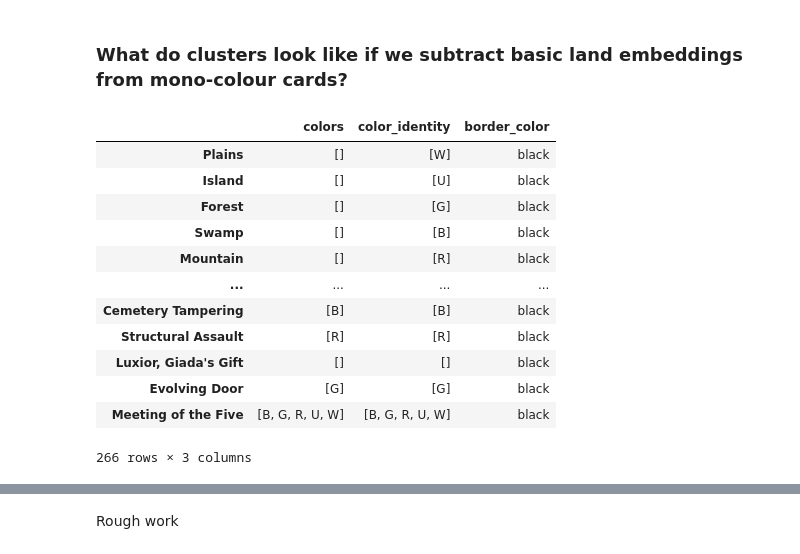
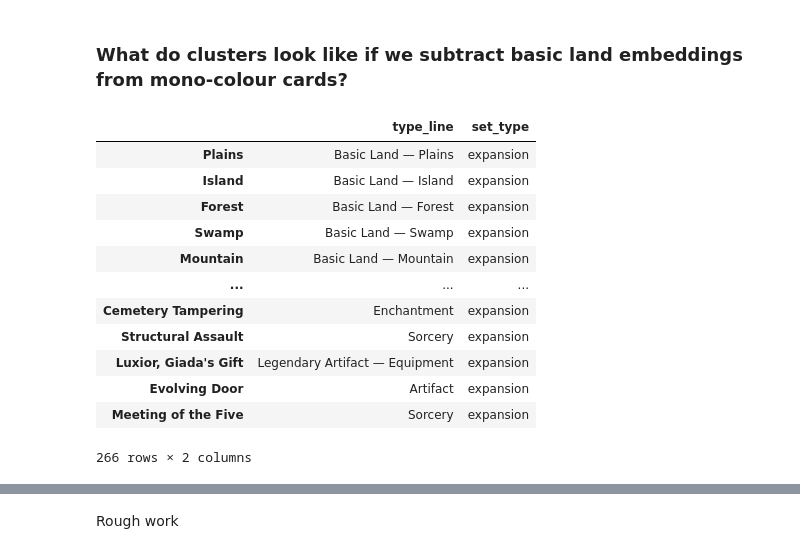
Before and after one commit to afreefaw/MTG-card2vec, a Jupyter notebook: clustering.ipynb, the cells around one changed output, grey strips where cells are left out. Cells and saved outputs as stored; diff of their text form; code cells hidden in the pictures.

```diff
--- a/clustering.ipynb
+++ b/clustering.ipynb
@@ -63,19 +63,19 @@ alt.Chart(data=cards_df).mark_point().encode(
 # %% [markdown]
 ### What do clusters look like if we subtract basic land embeddings from mono-colour cards?
 # %%
-cards_df.filter(regex=("color"))
+cards_df.filter(regex=("type"))
 # %% [output]
-|  | colors | color_identity | border_color |
-| Plains | [] | [W] | black |
-| Island | [] | [U] | black |
-| Forest | [] | [G] | black |
-| Swamp | [] | [B] | black |
-| Mountain | [] | [R] | black |
-| ... | ... | ... | ... |
-| Cemetery Tampering | [B] | [B] | black |
-| Structural Assault | [R] | [R] | black |
-| Luxior, Giada's Gift | [] | [] | black |
-| Evolving Door | [G] | [G] | black |
-| Meeting of the Five | [B, G, R, U, W] | [B, G, R, U, W] | black |
+|  | type_line | set_type |
+| Plains | Basic Land — Plains | expansion |
+| Island | Basic Land — Island | expansion |
+| Forest | Basic Land — Forest | expansion |
+| Swamp | Basic Land — Swamp | expansion |
+| Mountain | Basic Land — Mountain | expansion |
+| ... | ... | ... |
+| Cemetery Tampering | Enchantment | expansion |
+| Structural Assault | Sorcery | expansion |
+| Luxior, Giada's Gift | Legendary Artifact — Equipment | expansion |
+| Evolving Door | Artifact | expansion |
+| Meeting of the Five | Sorcery | expansion |
-266 rows × 3 columns
+266 rows × 2 columns
 # %%
```
Also changed, not shown: parts of 19 cells of this notebook.
